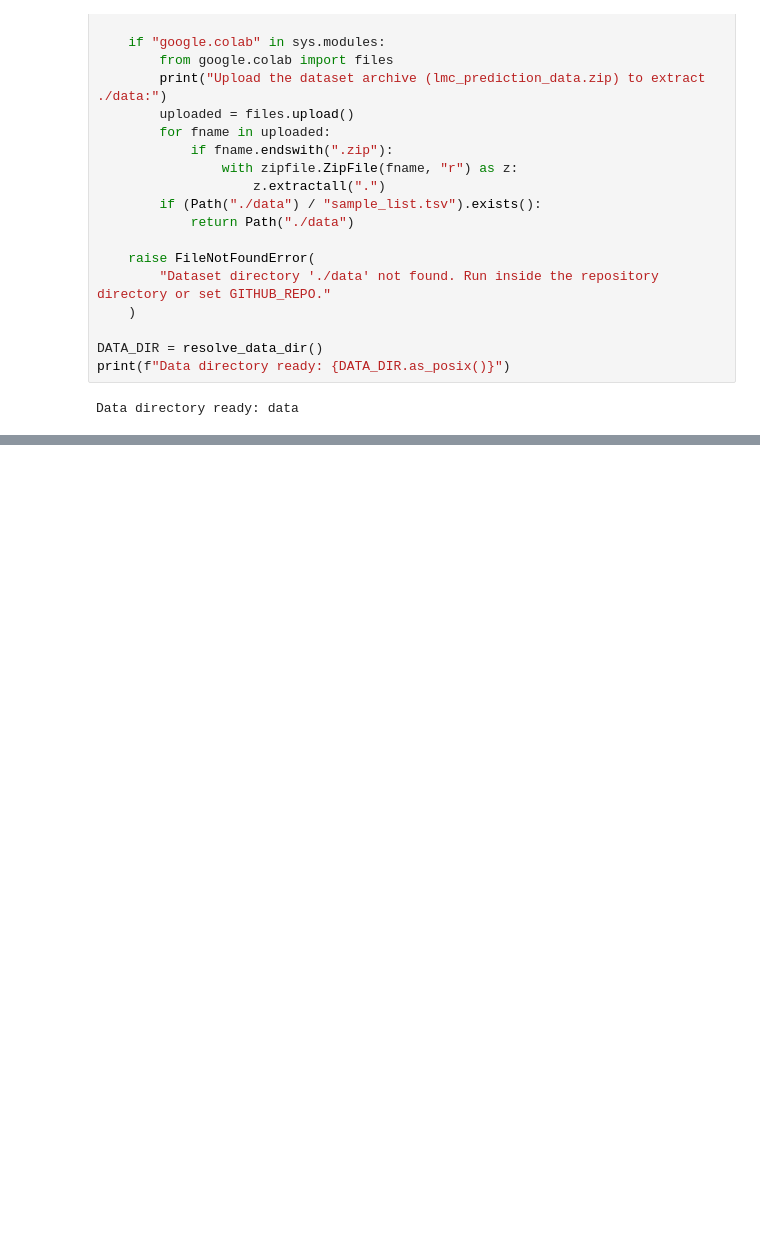
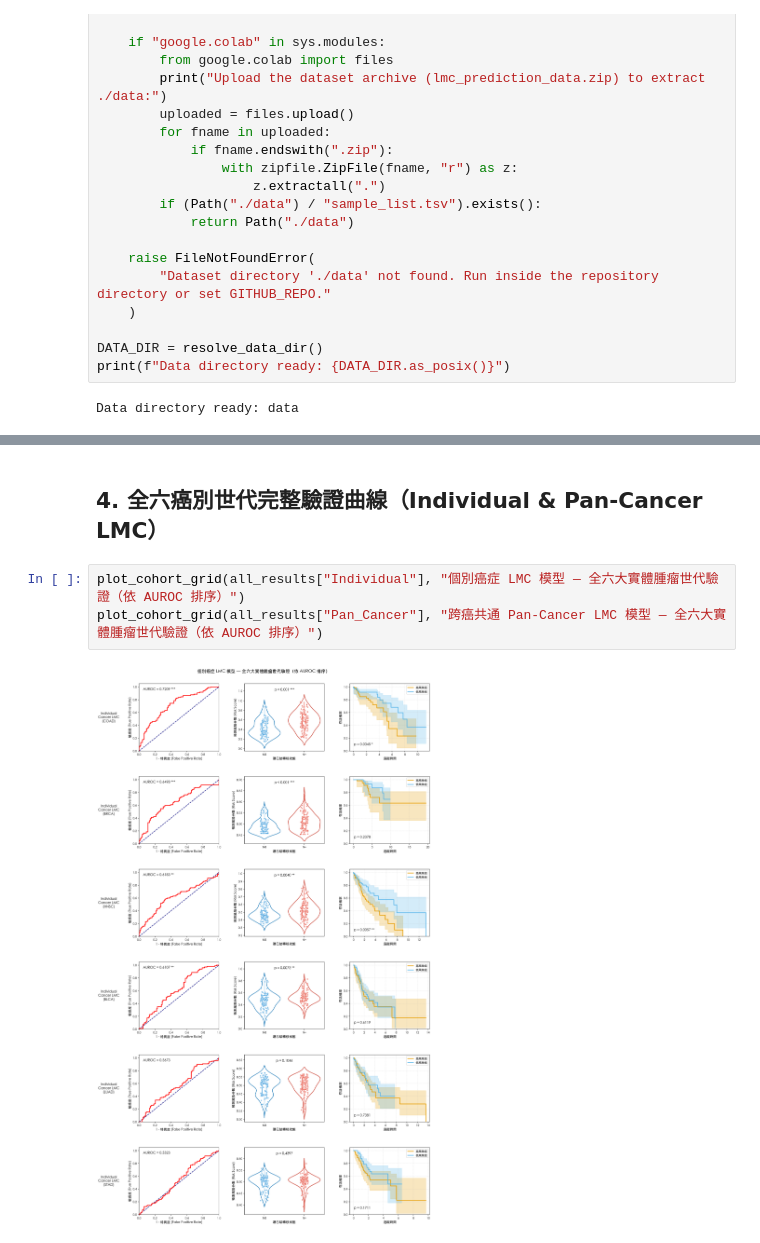
Before and after one commit to Aiorwtlky/LMC-Metastasis-Prediction, a Jupyter notebook: LMC_Metastasis_Survival_ZH.ipynb, the cells around one changed output, grey strips where cells are left out. Drawn from its saved outputs; the diff is of its cells as text; blank space fills up the shorter version.

```diff
--- a/LMC_Metastasis_Survival_ZH.ipynb
+++ b/LMC_Metastasis_Survival_ZH.ipynb
@@ -287,0 +316,7 @@ plt.show()
+# %% [markdown]
+## 4. 全六癌別世代完整驗證曲線（Individual & Pan-Cancer LMC）
+# %%
+plot_cohort_grid(all_results["Individual"], "個別癌症 LMC 模型 — 全六大實體腫瘤世代驗證（依 AUROC 排序）")
+plot_cohort_grid(all_results["Pan_Cancer"], "跨癌共通 Pan-Cancer LMC 模型 — 全六大實體腫瘤世代驗證（依 AUROC 排序）")
+# %% [output]
+[figure, added]
```
Also changed, not shown: parts of 7 cells of this notebook, 17 other files.
